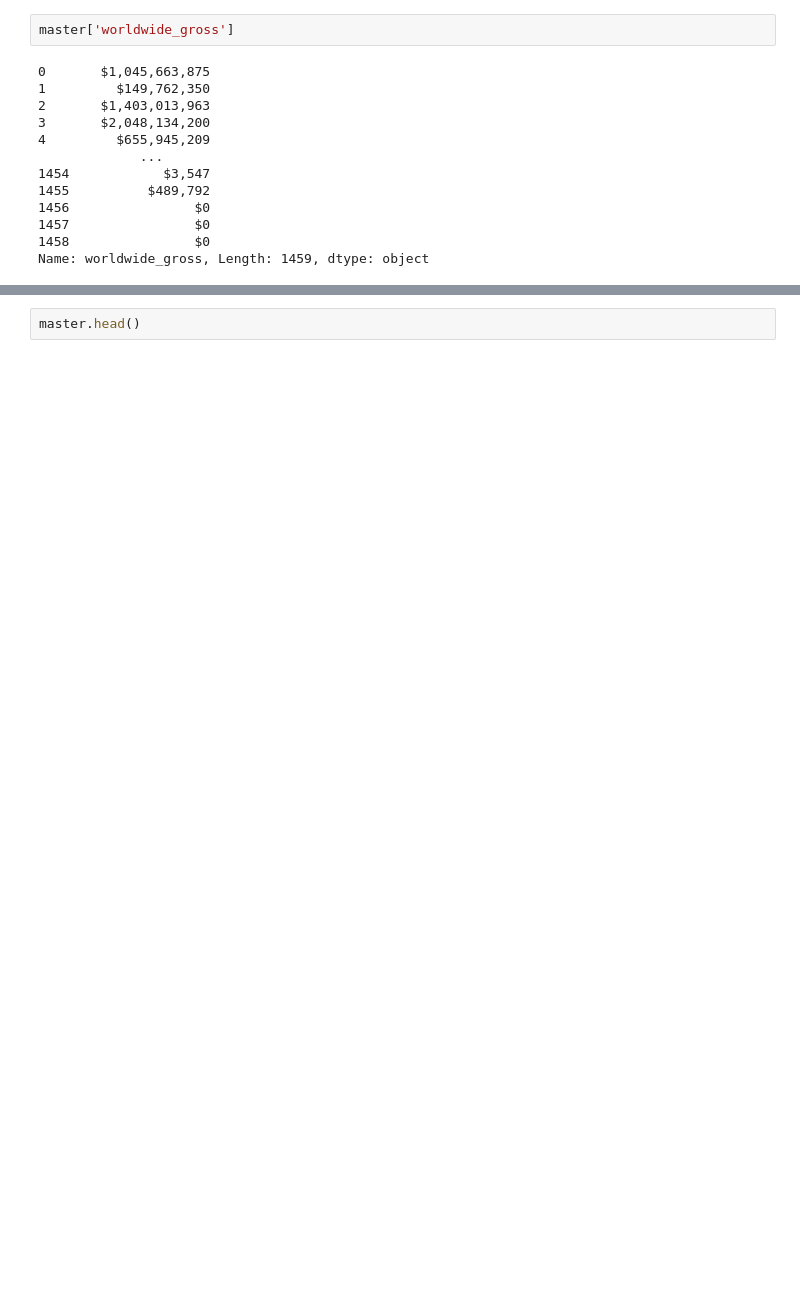
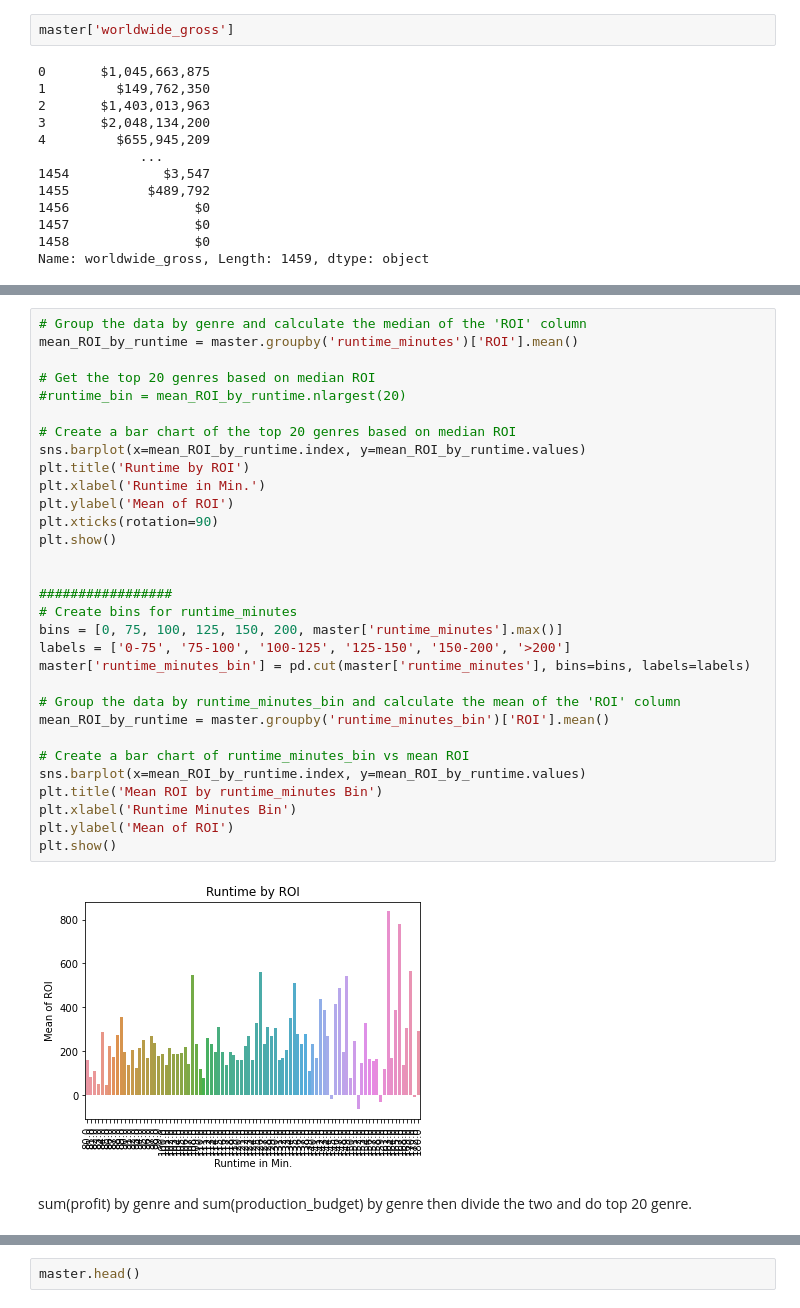
Before and after one commit to jnahra/dsc-phase-1-project, a Jupyter notebook: sean_phase1_notebook.ipynb, the cells around one changed output, grey strips where cells are left out. Drawn from its saved outputs; the diff is of its cells as text; blank space fills up the shorter version.

```diff
--- a/sean_phase1_notebook.ipynb
+++ b/sean_phase1_notebook.ipynb
@@ -207,0 +211,35 @@ plt.show()
+# %%
+# Group the data by genre and calculate the median of the 'ROI' column
+mean_ROI_by_runtime = master.groupby('runtime_minutes')['ROI'].mean()
+
+# Get the top 20 genres based on median ROI
+#runtime_bin = mean_ROI_by_runtime.nlargest(20)
+
+# Create a bar chart of the top 20 genres based on median ROI
+sns.barplot(x=mean_ROI_by_runtime.index, y=mean_ROI_by_runtime.values)
+plt.title('Runtime by ROI')
+plt.xlabel('Runtime in Min.')
+plt.ylabel('Mean of ROI')
+plt.xticks(rotation=90)
+plt.show()
+
+
+#################
+# Create bins for runtime_minutes
+bins = [0, 75, 100, 125, 150, 200, master['runtime_minutes'].max()]
+labels = ['0-75', '75-100', '100-125', '125-150', '150-200', '>200']
+master['runtime_minutes_bin'] = pd.cut(master['runtime_minutes'], bins=bins, labels=labels)
+
+# Group the data by runtime_minutes_bin and calculate the mean of the 'ROI' column
+mean_ROI_by_runtime = master.groupby('runtime_minutes_bin')['ROI'].mean()
+
+# Create a bar chart of runtime_minutes_bin vs mean ROI
+sns.barplot(x=mean_ROI_by_runtime.index, y=mean_ROI_by_runtime.values)
+plt.title('Mean ROI by runtime_minutes Bin')
+plt.xlabel('Runtime Minutes Bin')
+plt.ylabel('Mean of ROI')
+plt.show()
+# %% [output]
+[figure, added]
+# %% [markdown]
+sum(profit) by genre and sum(production_budget) by genre then divide the two and do top 20 genre.
```
Also changed, not shown: parts of 44 cells of this notebook, 1 other file.
